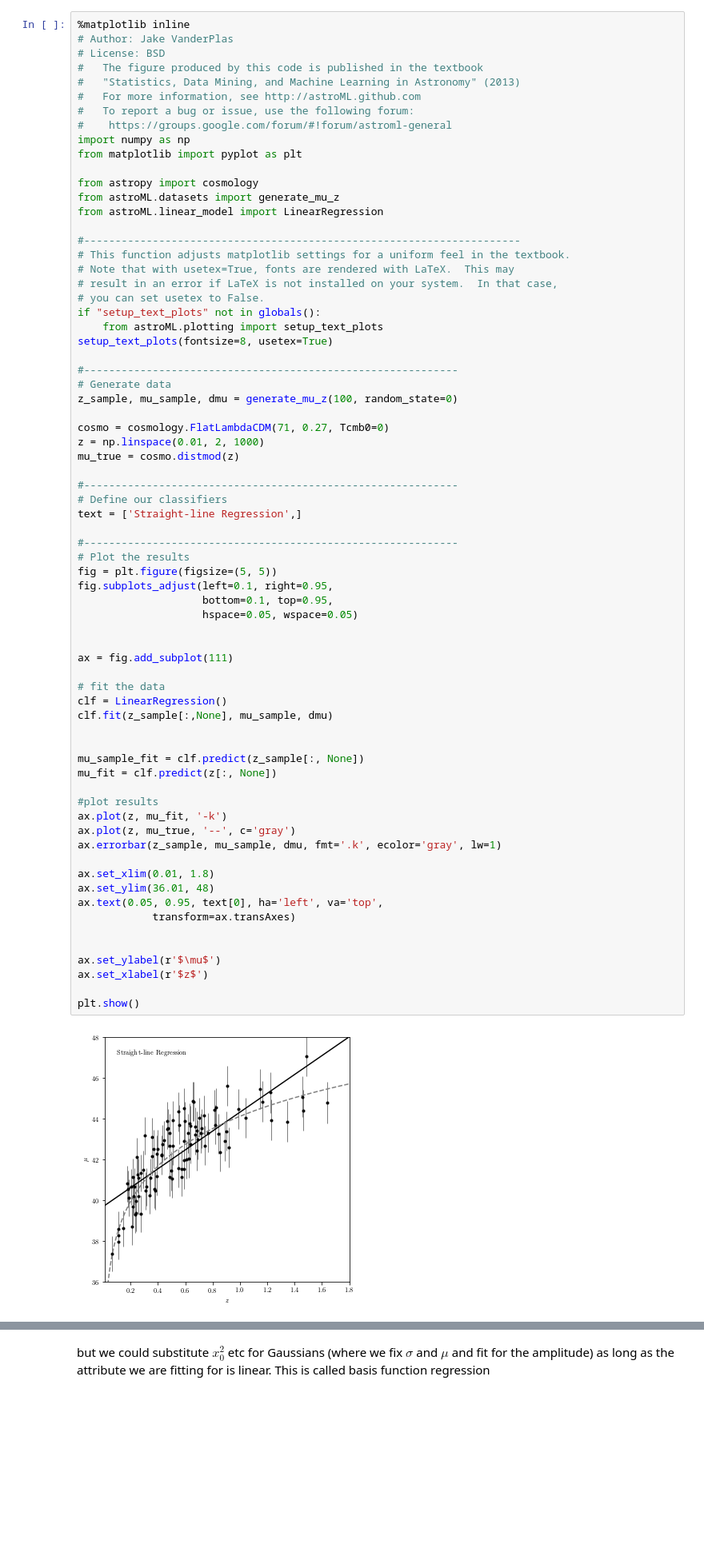
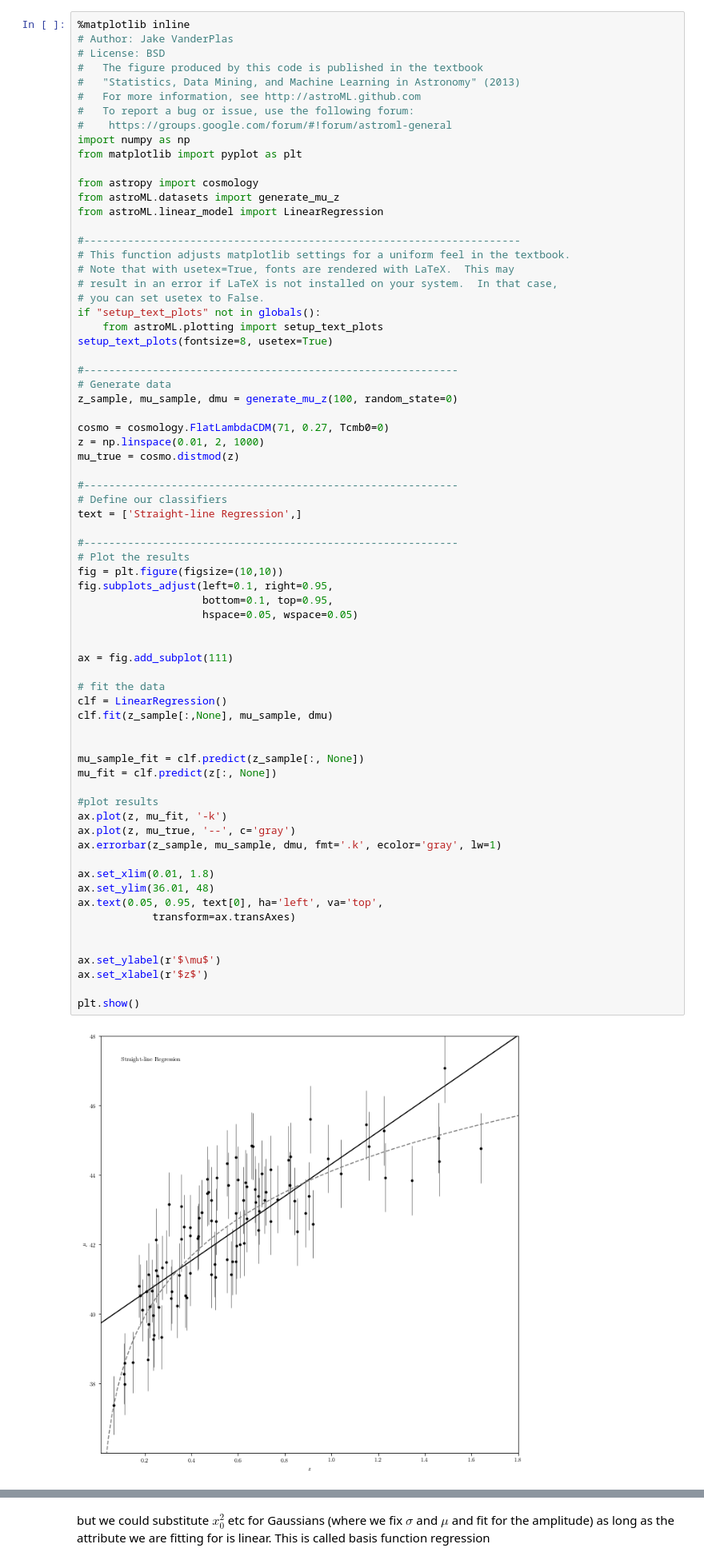
Before and after one commit to connolly/A302_2019, a Jupyter notebook: lectures/lecture-12-scikit-learn/lecture-12-scikit-learn.ipynb, the cells around one changed output, grey strips where cells are left out. Shown at 80% size. Cells and saved outputs as stored; diff of their text form; blank space fills up the shorter version.

```diff
--- a/lectures/lecture-12-scikit-learn/lecture-12-scikit-learn.ipynb
+++ b/lectures/lecture-12-scikit-learn/lecture-12-scikit-learn.ipynb
@@ -144,39 +144,39 @@ text = ['Straight-line Regression',]
 
 #------------------------------------------------------------
 # Plot the results
-fig = plt.figure(figsize=(5, 5))
+fig = plt.figure(figsize=(10,10))
 fig.subplots_adjust(left=0.1, right=0.95,
                     bottom=0.1, top=0.95,
                     hspace=0.05, wspace=0.05)
 
 
 ax = fig.add_subplot(111)
 
 # fit the data
 clf = LinearRegression()
 clf.fit(z_sample[:,None], mu_sample, dmu)
 
 
 mu_sample_fit = clf.predict(z_sample[:, None])
 mu_fit = clf.predict(z[:, None])
 
 #plot results
 ax.plot(z, mu_fit, '-k')
 ax.plot(z, mu_true, '--', c='gray')
 ax.errorbar(z_sample, mu_sample, dmu, fmt='.k', ecolor='gray', lw=1)
 
 ax.set_xlim(0.01, 1.8)
 ax.set_ylim(36.01, 48)
 ax.text(0.05, 0.95, text[0], ha='left', va='top',
             transform=ax.transAxes)
 
 
 ax.set_ylabel(r'$\mu$')
 ax.set_xlabel(r'$z$')
 
 plt.show()
 # %% [output]
-[figure, old version]
+[figure, new version]
 # %% [markdown]
 ## Multivariate regression
 
```
Also changed, not shown: parts of 6 cells of this notebook, 5 other files.
